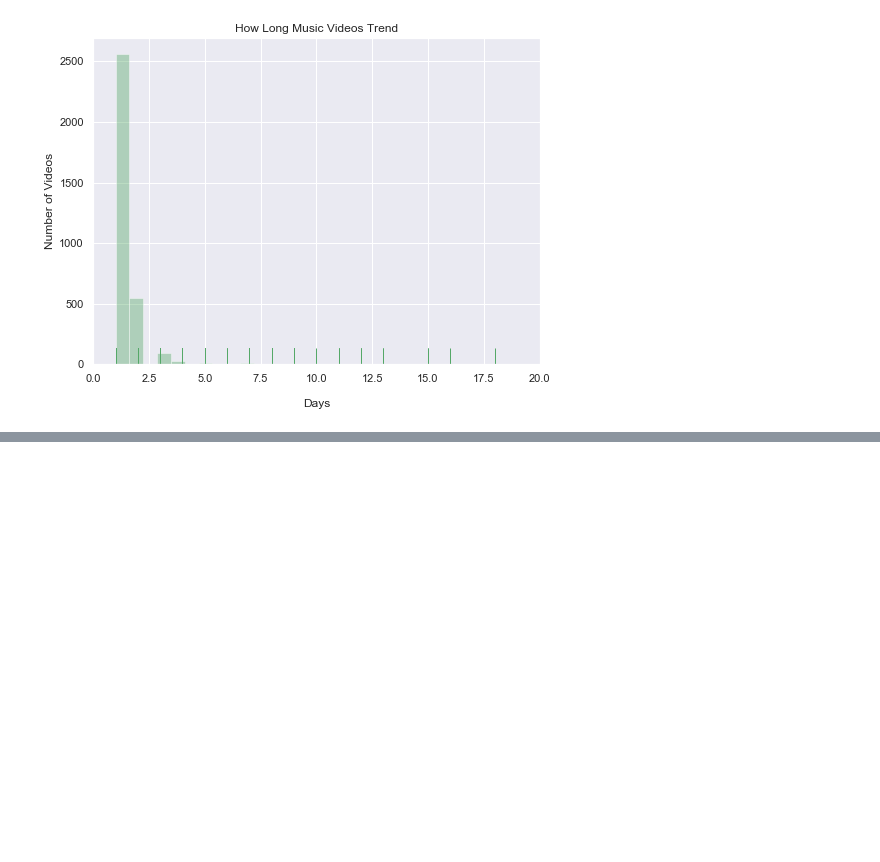
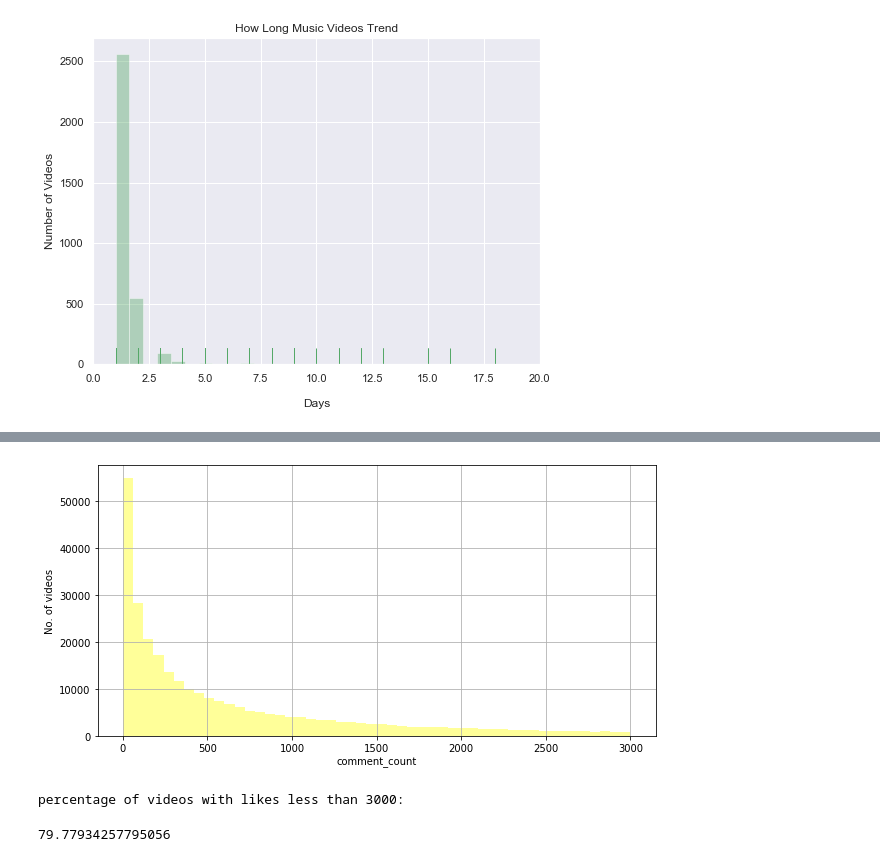
Before and after one commit to jherberg462/python-project, a Jupyter notebook: project_q3.ipynb, the cells around one changed output, grey strips where cells are left out. Saved outputs shown, nothing was run; the diff lists cells and outputs as text; code cells hidden in the pictures; blank space fills up the shorter version.

```diff
--- a/project_q3.ipynb
+++ b/project_q3.ipynb
@@ -103,0 +113,13 @@ Text(0, 0.5, 'Number of Videos')
+# %%
+figure, ax = plt.subplots(figsize=(10,5))
+figure = sns.distplot(df[df["comment_count"] < 3000]["comment_count"], color="yellow",kde=False,
+                      ax=ax)
+figure = ax.set(xlabel="comment_count", ylabel="No. of videos")
+plt.grid(axis='both')
+plt.show(figure)
+print("percentage of videos with likes less than 3000:")
+df[df['comment_count'] < 3000]['comment_count'].count() / df['comment_count'].count() * 100
+# %% [output]
+[figure, added]
+percentage of videos with likes less than 3000:
+79.77934257795056
```
Also changed, not shown: parts of 3 cells of this notebook.
